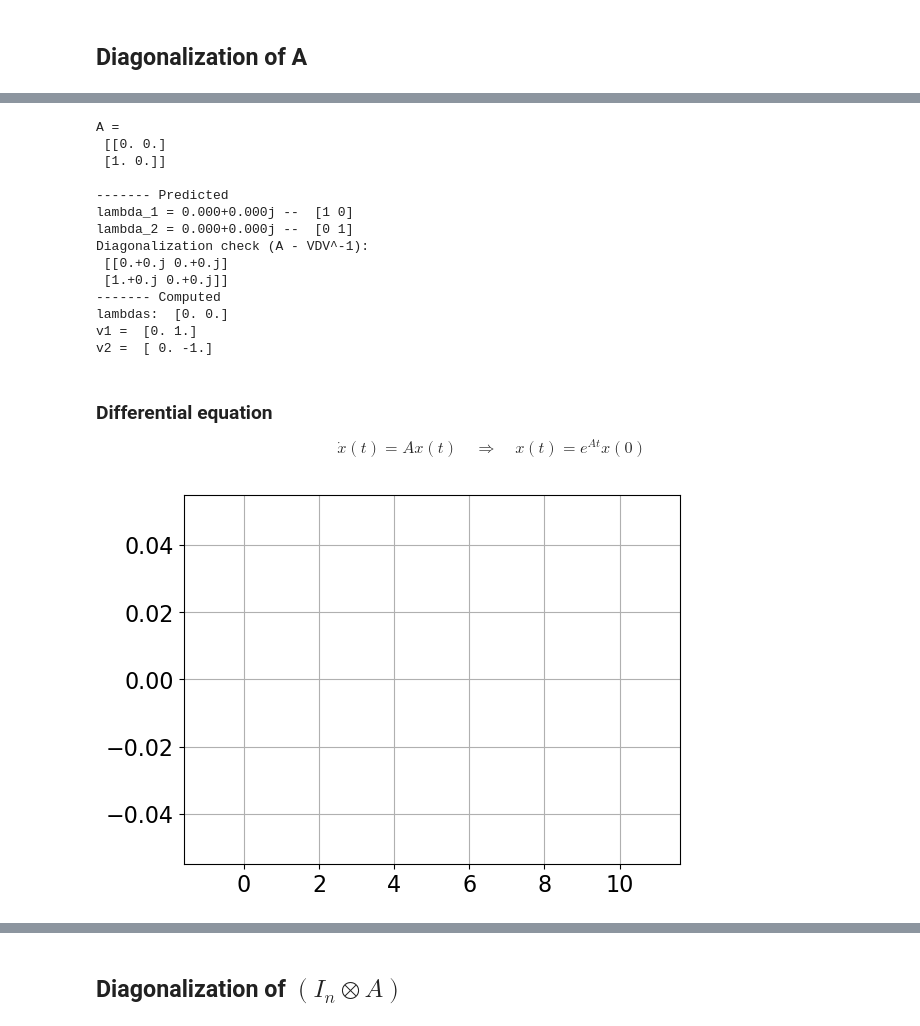
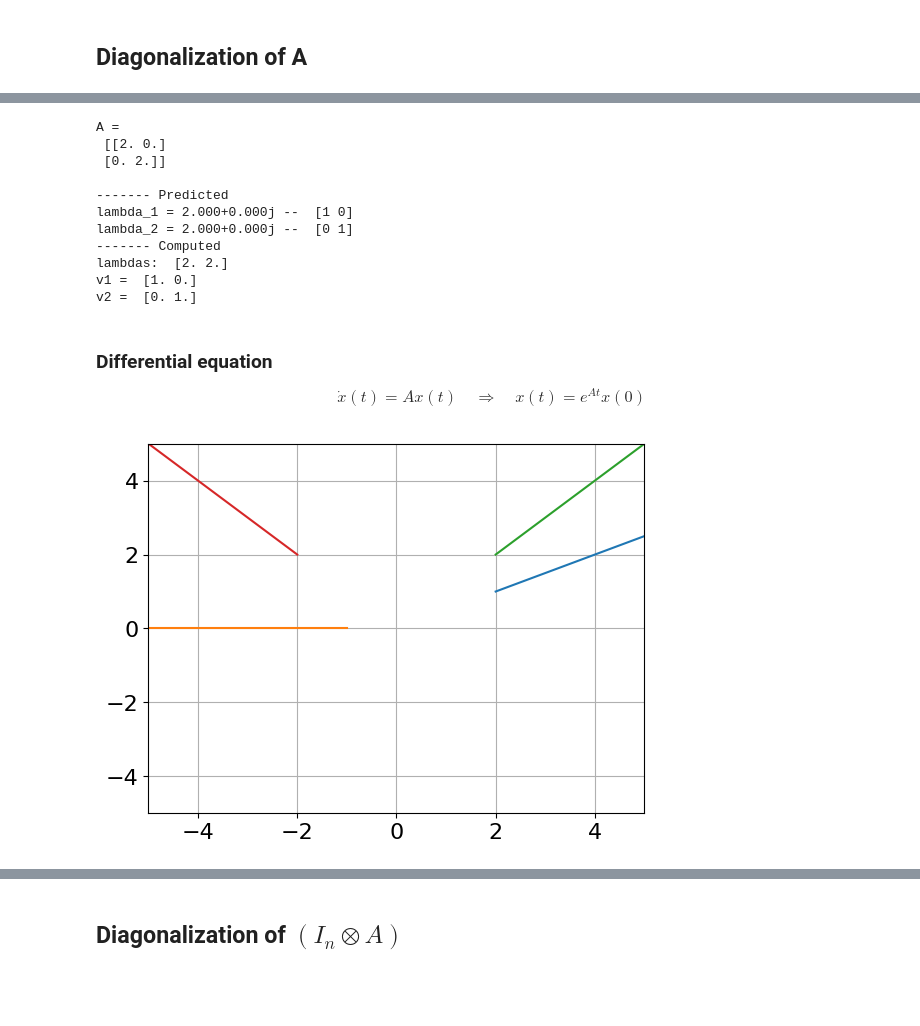
Before and after one commit to Swarm-Systems-Lab/affine-formation-control, a Jupyter notebook: algebra_test.ipynb, the cells around one changed output, grey strips where cells are left out. Cells and saved outputs as stored; diff of their text form; code cells hidden in the pictures; blank space fills up the shorter version.

```diff
--- a/algebra_test.ipynb
+++ b/algebra_test.ipynb
@@ -43,8 +34,8 @@ array([[0., 0.],
 # %%
-a = 0
+a = 2
 omega = 1
 hx = 1
-hy = 0
+hy = -1
 
 A = a*np.eye(2) + omega*np.array([[0,-1],[1,0]]) + np.array([[0,hx],[hy,0]])
 print("A =\n",A,"\n")
@@ -53,16 +44,22 @@ print("A =\n",A,"\n")
 lambda1 = a + np.sqrt((hx - omega)*(hy + omega) + 0j)
 lambda2 = a - np.sqrt((hx - omega)*(hy + omega) + 0j)
 
-if abs(hx)>0 and abs(hy)>0 or (abs(hx)+abs(hy) == 0 and abs(omega)>0):
+if hx-omega == 0 and hy+omega == 0: # The matrix is already diagonal
+    v1 = np.array([1, 0])
+    v2 = np.array([0, 1])
+elif hx-omega != 0 and hy+omega !=0: # Diagonalizable
     if abs(hy + hx) > 0:
         denom = np.sqrt(hy + hx + 0j)
     else:
         denom = 1
     v1 = np.array([np.sqrt(hx - omega + 0j),  np.sqrt(hy + omega + 0j)])/denom
     v2 = np.array([np.sqrt(hx - omega + 0j), -np.sqrt(hy + omega + 0j)])/denom
-elif abs(hx)+abs(hy) == 0 and abs(a)>0:
+elif hx-omega != 0: # Not diagonalizable (we need 2 generalized eigenvectors)
     v1 = np.array([1, 0])
-    v2 = np.array([0, 1])
+    v2 = np.array([0, 1/(hx-omega)])
+else: # (hy+omega != 0) Not diagonalizable (we need 2 generalized eigenvectors)
+    v1 = np.array([0, 1])
+    v2 = np.array([1/(hy+omega), 0])
 
 V = np.array([v1,v2]).T
 
@@ -70,7 +67,7 @@ print("------- Predicted")
 with np.printoptions(precision=3, suppress=True):
     print("lambda_1 = {:.3f} -- ".format(lambda1), v1)
     print("lambda_2 = {:.3f} -- ".format(lambda2), v2)
-    print("Diagonalization check (A - VDV^-1):\n", A - V@np.array([[lambda1,0],[0,lambda2]])@LA.inv(V))
+    #print("Diagonalization check (A - VDV^-1):\n", A - V@np.array([[lambda1,0],[0,lambda2]])@LA.inv(V))
 # print((A - lambda1*np.eye(2))@v1[:,None])
 # print((A - lambda2*np.eye(2))@v2[:,None])
 
@@ -83,46 +80,65 @@ with np.printoptions(precision=3, suppress=True):
     print("v2 = ", vs[:,1])
 # %% [output]
 A =
- [[0. 0.]
- [1. 0.]]
+ [[2. 0.]
+ [0. 2.]]
 
 ------- Predicted
-lambda_1 = 0.000+0.000j --  [1 0]
-lambda_2 = 0.000+0.000j --  [0 1]
-Diagonalization check (A - VDV^-1):
- [[0.+0.j 0.+0.j]
- [1.+0.j 0.+0.j]]
+lambda_1 = 2.000+0.000j --  [1 0]
+lambda_2 = 2.000+0.000j --  [0 1]
 ------- Computed
-lambdas:  [0. 0.]
-v1 =  [0. 1.]
-v2 =  [ 0. -1.]
+lambdas:  [2. 2.]
+v1 =  [1. 0.]
+v2 =  [0. 1.]
 # %% [markdown]
 ### Differential equation
 $$\dot x(t) = A x(t) \quad \Longrightarrow \quad x(t) = e^{At}x(0)$$
 # %%
 ## Analytical solution
 tf = 2
 t = np.linspace(0,tf,1000)[:,None]
 v1 = v1.reshape(2,1)
 v2 = v2.reshape(2,1)
 
 fig, ax = plt.subplots()
 
-c_list = ((10,1),(-1,0),(2,2),(-2,2))
-for c_pair in c_list:
-    c1 = c_pair[0]
-    c2 = c_pair[1]
+if hx-omega == 0 and hy+omega == 0:
+    c_list = ((2,1),(-1,0),(2,2),(-2,2))
+    for c_pair in c_list:
+        c1 = c_pair[0]
+        c2 = c_pair[1]
 
-    x =  c1*np.squeeze(np.exp(lambda1.real*t))*(np.real(v1)*np.cos(lambda1.imag*t).T + \
-                                                np.imag(v1)*np.sin(lambda1.imag*t).T)  \
-        +c2*np.squeeze(np.exp(lambda2.real*t))*(np.real(v2)*np.cos(lambda2.imag*t).T + \
-                                                np.imag(v2)*np.sin(lambda2.imag*t).T)
-    ax.plot(x[0,:], x[1,:])
+        x = x = np.exp(a*t)*(c1*v1.T + c2*v2.T)
+        ax.plot(x[:,0], x[:,1])
 
+elif hx-omega != 0 and hy+omega !=0:
+    c_list = ((10,1),(-1,0),(2,2),(-2,2))
+    for c_pair in c_list:
+        c1 = c_pair[0]
+        c2 = c_pair[1]
+
+        x =  c1*np.squeeze(np.exp(lambda1.real*t))*(np.real(v1)*np.cos(lambda1.imag*t).T + \
+                                                    np.imag(v1)*np.sin(lambda1.imag*t).T)  \
+            +c2*np.squeeze(np.exp(lambda2.real*t))*(np.real(v2)*np.cos(lambda2.imag*t).T + \
+                                                    np.imag(v2)*np.sin(lambda2.imag*t).T)
+        ax.plot(x[0,:], x[1,:])
+
+elif hx-omega != 0:
+    c_list = ((-1,-1),(-1,2),(1,0.5),(4,-4))
+    for c_pair in c_list:
+        c1 = c_pair[0]
+        c2 = c_pair[1]
+
+        x =  c1*np.exp(a*t)*v1.T + c2*np.exp(a*t)*(v2.T + t*v1.T)
+
+        ax.plot(x[:,0], x[:,1])
+
+ax.set_xlim([-5,5])
+ax.set_ylim([-5,5])
 ax.grid(True)
 plt.show()
 # %% [output]
-[figure, old version]
+[figure, new version]
 # %%
 ## Euler integration
 tf = 2
```
Also changed, not shown: parts of 3 cells of this notebook, 1 other file.
